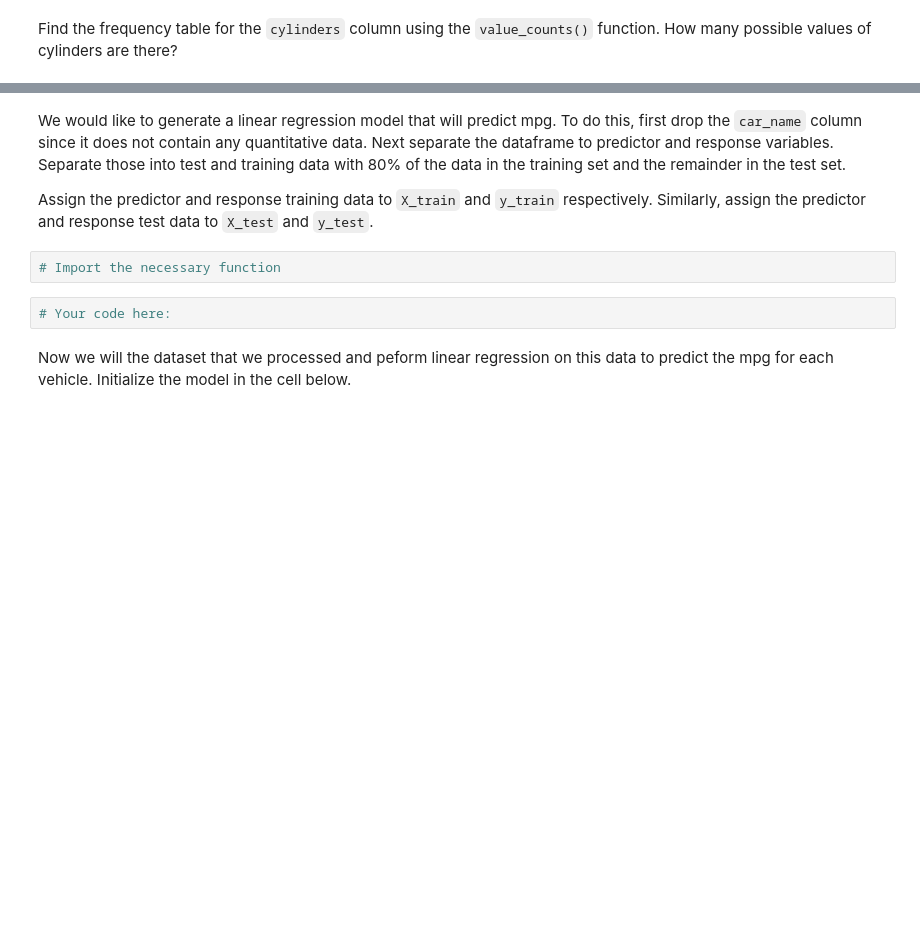
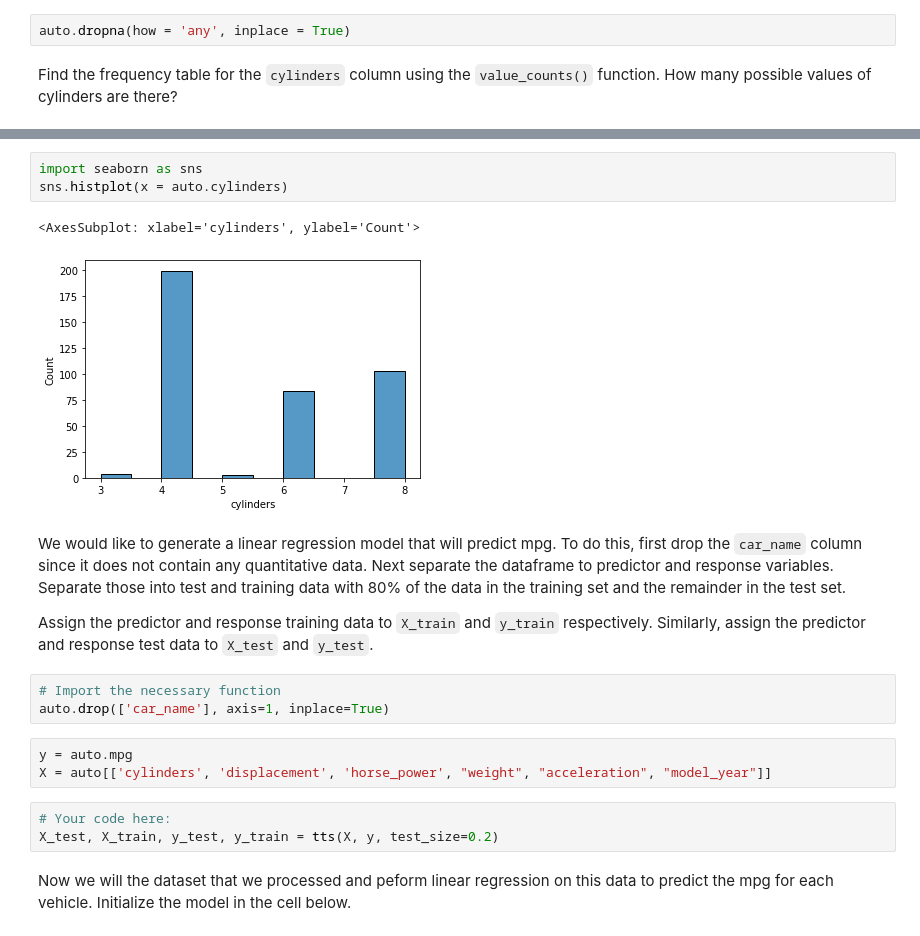
Before and after one commit to Ironhack-data-bcn-january-2023/lab-intro-to-sklearn, a Jupyter notebook: your-code/main.ipynb, the cells around one changed output, grey strips where cells are left out. Saved outputs shown, nothing was run; the diff lists cells and outputs as text; blank space fills up the shorter version.

```diff
--- a/your-code/main.ipynb
+++ b/your-code/main.ipynb
@@ -157,3 +230,5 @@ Check the dataset for missing values and remove all rows containing at least one
+# %%
+auto.dropna(how = 'any', inplace = True)
 # %% [markdown]
 Find the frequency table for the `cylinders` column using the `value_counts()` function. How many possible values of cylinders are there?
 # %%
@@ -161,11 +244,22 @@ Find the frequency table for the `cylinders` column using the `value_counts()` f
+# %%
+import seaborn as sns
+sns.histplot(x = auto.cylinders)
+# %% [output]
+<AxesSubplot: xlabel='cylinders', ylabel='Count'>
+[figure, added]
 # %% [markdown]
 We would like to generate a linear regression model that will predict mpg. To do this, first drop the `car_name` column since it does not contain any quantitative data. Next separate the dataframe to predictor and response variables. Separate those into test and training data with 80% of the data in the training set and the remainder in the test set.
 
 Assign the predictor and response training data to `X_train` and `y_train` respectively. Similarly, assign the predictor and response test data to `X_test` and `y_test`.
 # %%
 # Import the necessary function
+auto.drop(['car_name'], axis=1, inplace=True)
-# %%
-# Your code here:
+# %%
+y = auto.mpg
+X = auto[['cylinders', 'displacement', 'horse_power', "weight", "acceleration", "model_year"]]
+# %%
+# Your code here:
+X_test, X_train, y_test, y_train = tts(X, y, test_size=0.2)
 # %% [markdown]
 Now we will the dataset that we processed and peform linear regression on this data to predict the mpg for each vehicle. Initialize the model in the cell below.
 # %%
```
Also changed, not shown: parts of 14 cells of this notebook.
